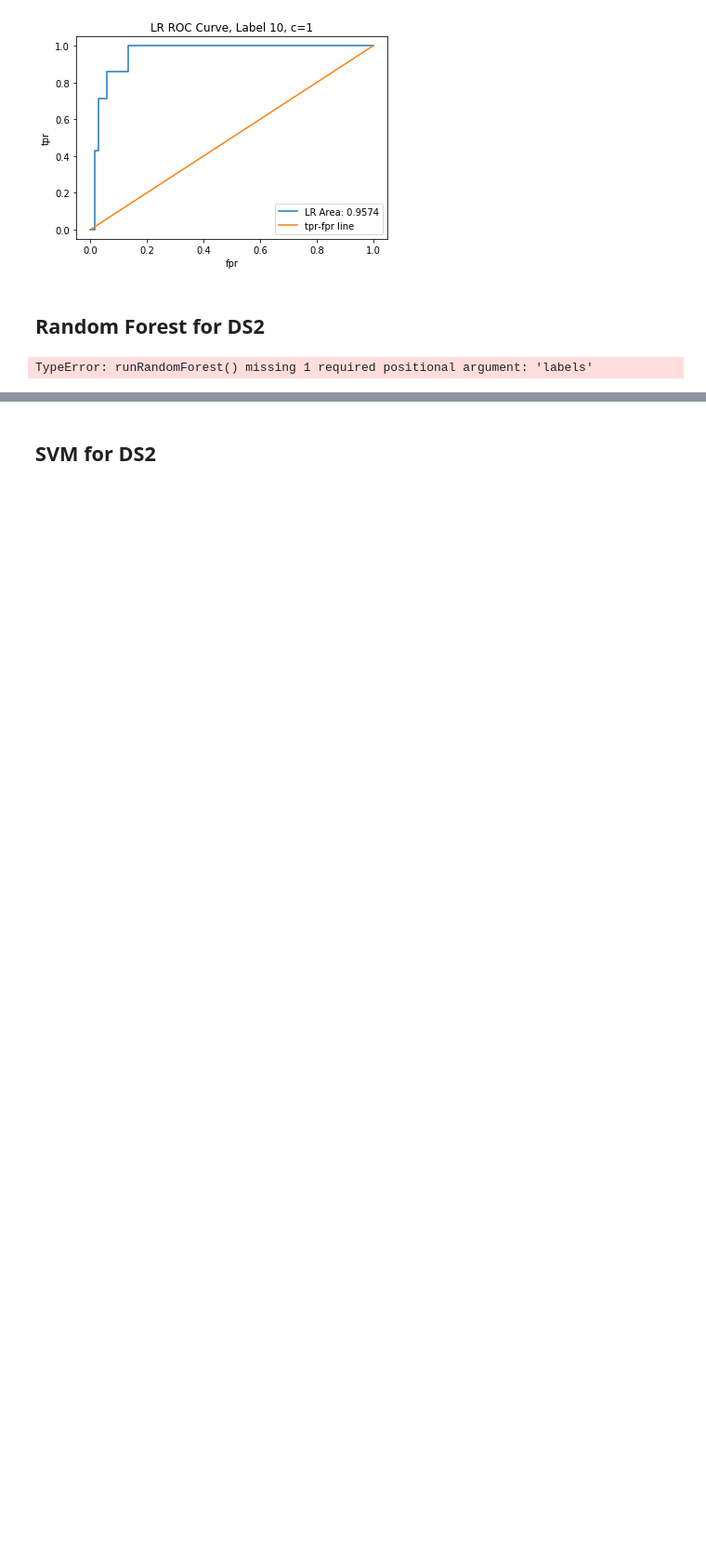
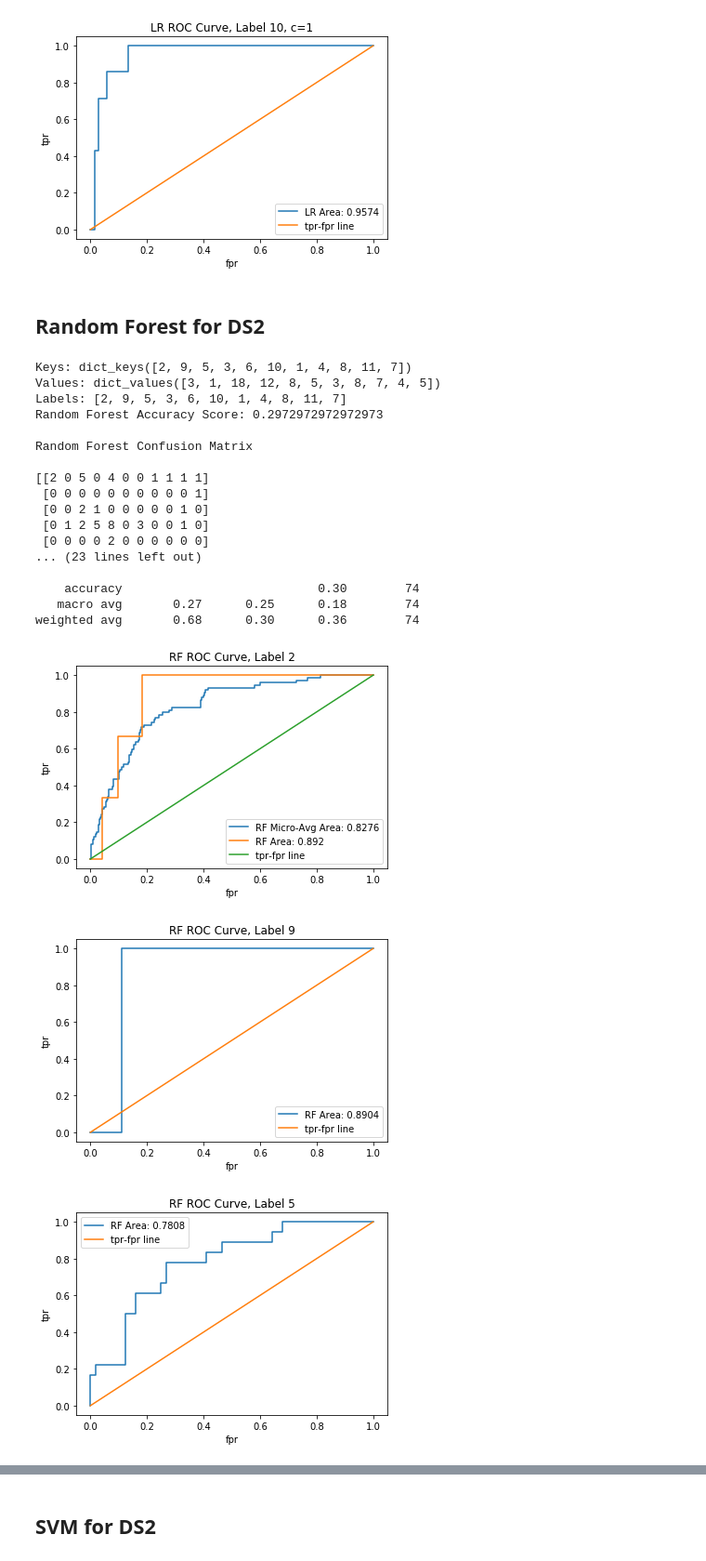
Before and after one commit to bnonni/ML_Project, a Jupyter notebook: Bryan/1P/DS1_DS5.ipynb, the cells around one changed output, grey strips where cells are left out. Shown at 93% size. Saved outputs shown, nothing was run; the diff lists cells and outputs as text; code cells hidden in the pictures; blank space fills up the shorter version.

```diff
--- a/Bryan/1P/DS1_DS5.ipynb
+++ b/Bryan/1P/DS1_DS5.ipynb
@@ -140,7 +122,7 @@ X_train2 Head:        0         1         2         3         4        5
 98  11
 99  11
 # %%
-X_train2_cmp, X_test2_cmp = trainPCA(X_train2, X_test2)
+X_train2_cmp, X_test2_cmp = b.trainPCA(X_train2, X_test2)
 # %% [output]
 X_train Variance: 0.9287852222496773
 X_train Shape: (100, 9182)
@@ -162,9 +144,9 @@ plotTestK(n_neighbors2, train_accuracy2)
 # %% [output]
 [figure]
 # %%
-y_test2 = getTestLabelsKNN(6, X_train2_cmp, y_train2, X_test2_cmp)
-n2, test_acc2, train_acc2 = optimizeK(X_train2_cmp, y_train2, X_test2_cmp, y_test2, 20)
-plotK(n2, test_acc2, train_acc2, [15, 5])
+y_test2 = k.getTestLabelsKNN(6, X_train2_cmp, y_train2, X_test2_cmp)
+n2, test_acc2, train_acc2 = k.optimizeK(X_train2_cmp, y_train2, X_test2_cmp, y_test2, 20)
+k.plotK(n2, test_acc2, train_acc2, [15, 5])
 # %% [output]
 [figure]
 # %%
@@ -325,4 +305,23 @@ rf_keys2, rf_vals2, rf_labels2 = countUniqueValues(rf_y_pred2)
 # %%
-runRandomForest(X_train2_cmp, y_train2, X_test2_cmp, y_test2, labels)
+r.runRandomForest(X_train2_cmp, y_train2, X_test2_cmp, y_test2)
 # %% [output]
-TypeError: runRandomForest() missing 1 required positional argument: 'labels'
+Keys: dict_keys([2, 9, 5, 3, 6, 10, 1, 4, 8, 11, 7])
+Values: dict_values([3, 1, 18, 12, 8, 5, 3, 8, 7, 4, 5])
+Labels: [2, 9, 5, 3, 6, 10, 1, 4, 8, 11, 7]
+Random Forest Accuracy Score: 0.2972972972972973
+
+Random Forest Confusion Matrix
+
+[[2 0 5 0 4 0 0 1 1 1 1]
+ [0 0 0 0 0 0 0 0 0 0 1]
+ [0 0 2 1 0 0 0 0 0 1 0]
+ [0 1 2 5 8 0 3 0 0 1 0]
+ [0 0 0 0 2 0 0 0 0 0 0]
+... (23 lines left out)
+
+    accuracy                           0.30        74
+   macro avg       0.27      0.25      0.18        74
+weighted avg       0.68      0.30      0.36        74
+[figure, added]
+[figure, added]
+[figure, added]
```
Also changed, not shown: parts of 29 cells of this notebook, 2 other files.
